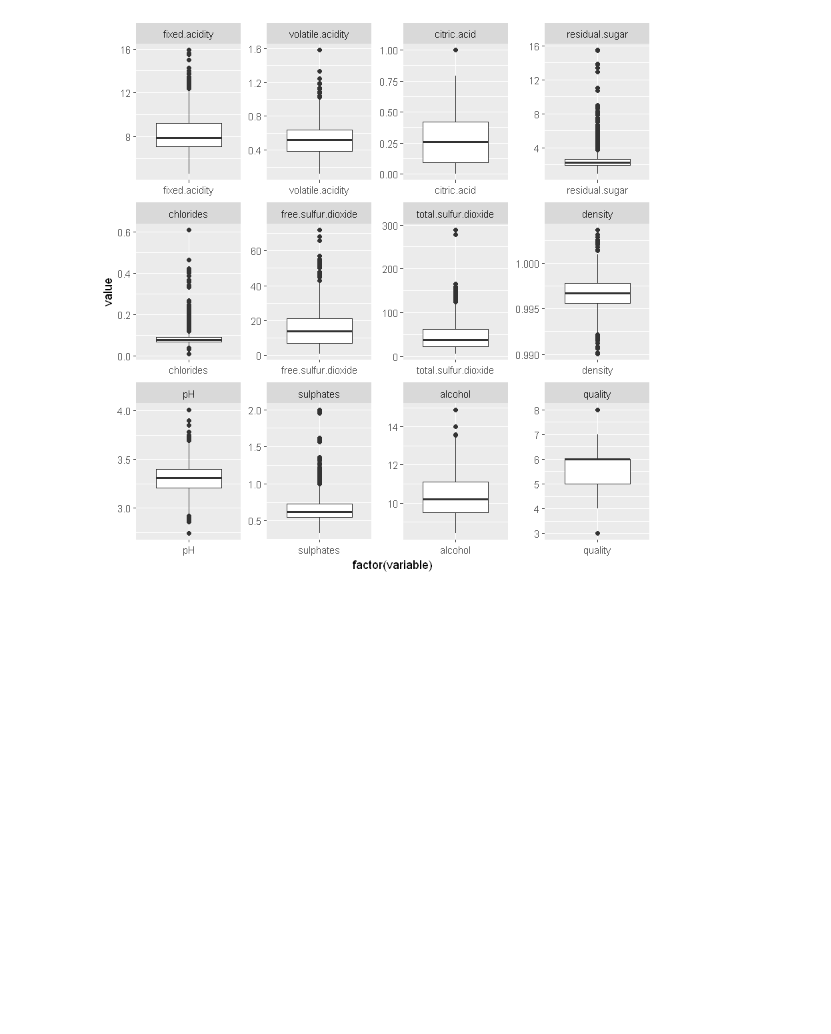
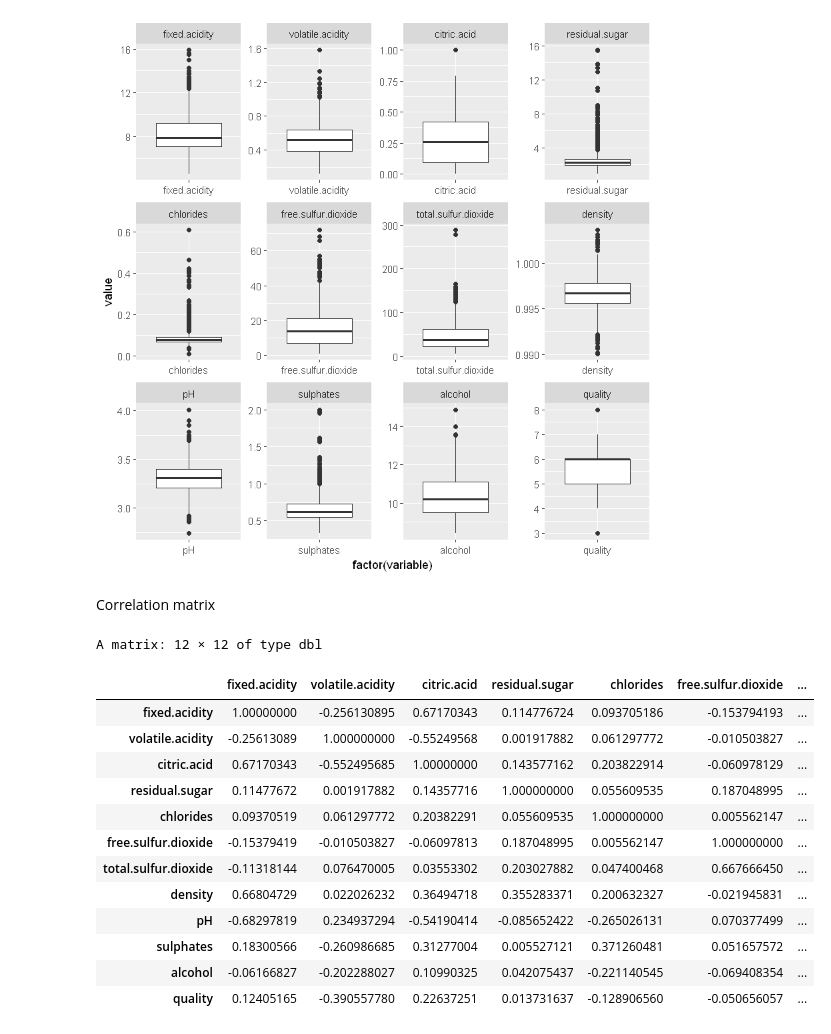
Before and after one commit to marianamonteiro07/redwinequality, a Jupyter notebook: EAD_2 .ipynb, the cells around one changed output. Cells and saved outputs as stored; diff of their text form; code cells hidden in the pictures; blank space fills up the shorter version.

```diff
--- a/EAD_2 .ipynb
+++ b/EAD_2 .ipynb
@@ -153,3 +198,22 @@ melt_data <- melt(data)
 # %% [output]
 Using  as id variables
 [figure]
+# %% [markdown]
+Correlation matrix
+# %%
+cor(data)
+# %% [output]
+A matrix: 12 × 12 of type dbl
+|  | fixed.acidity | volatile.acidity | citric.acid | residual.sugar | chlorides | free.sulfur.dioxide | ... |
+| fixed.acidity | 1.00000000 | -0.256130895 | 0.67170343 | 0.114776724 | 0.093705186 | -0.153794193 | ... |
+| volatile.acidity | -0.25613089 | 1.000000000 | -0.55249568 | 0.001917882 | 0.061297772 | -0.010503827 | ... |
+| citric.acid | 0.67170343 | -0.552495685 | 1.00000000 | 0.143577162 | 0.203822914 | -0.060978129 | ... |
+| residual.sugar | 0.11477672 | 0.001917882 | 0.14357716 | 1.000000000 | 0.055609535 | 0.187048995 | ... |
+| chlorides | 0.09370519 | 0.061297772 | 0.20382291 | 0.055609535 | 1.000000000 | 0.005562147 | ... |
+| free.sulfur.dioxide | -0.15379419 | -0.010503827 | -0.06097813 | 0.187048995 | 0.005562147 | 1.000000000 | ... |
+| total.sulfur.dioxide | -0.11318144 | 0.076470005 | 0.03553302 | 0.203027882 | 0.047400468 | 0.667666450 | ... |
+| density | 0.66804729 | 0.022026232 | 0.36494718 | 0.355283371 | 0.200632327 | -0.021945831 | ... |
+| pH | -0.68297819 | 0.234937294 | -0.54190414 | -0.085652422 | -0.265026131 | 0.070377499 | ... |
+| sulphates | 0.18300566 | -0.260986685 | 0.31277004 | 0.005527121 | 0.371260481 | 0.051657572 | ... |
+| alcohol | -0.06166827 | -0.202288027 | 0.10990325 | 0.042075437 | -0.221140545 | -0.069408354 | ... |
+| quality | 0.12405165 | -0.390557780 | 0.22637251 | 0.013731637 | -0.128906560 | -0.050656057 | ... |
```
Also changed, not shown: parts of 14 cells of this notebook.
